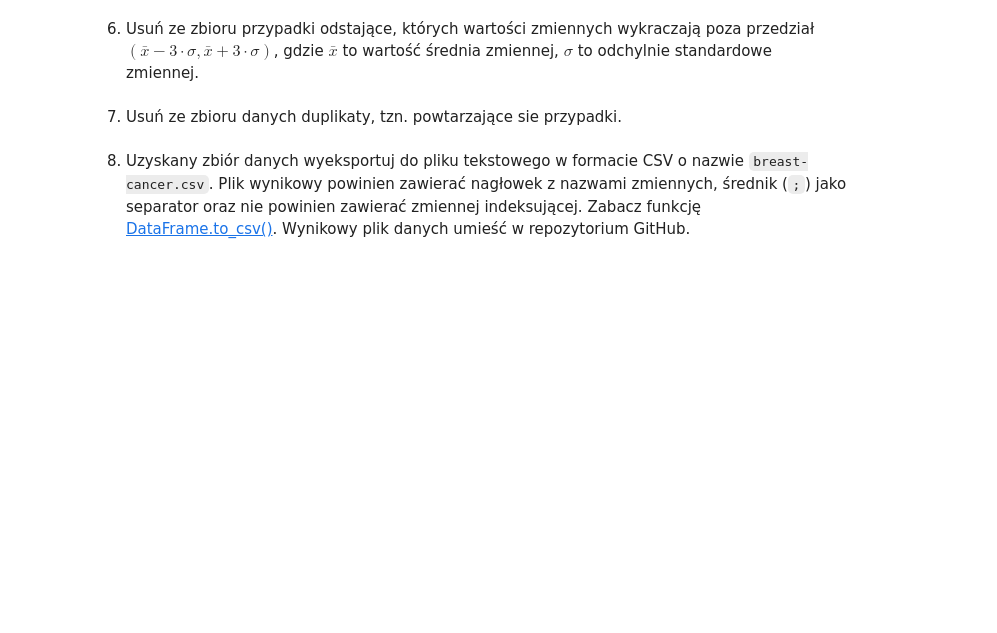
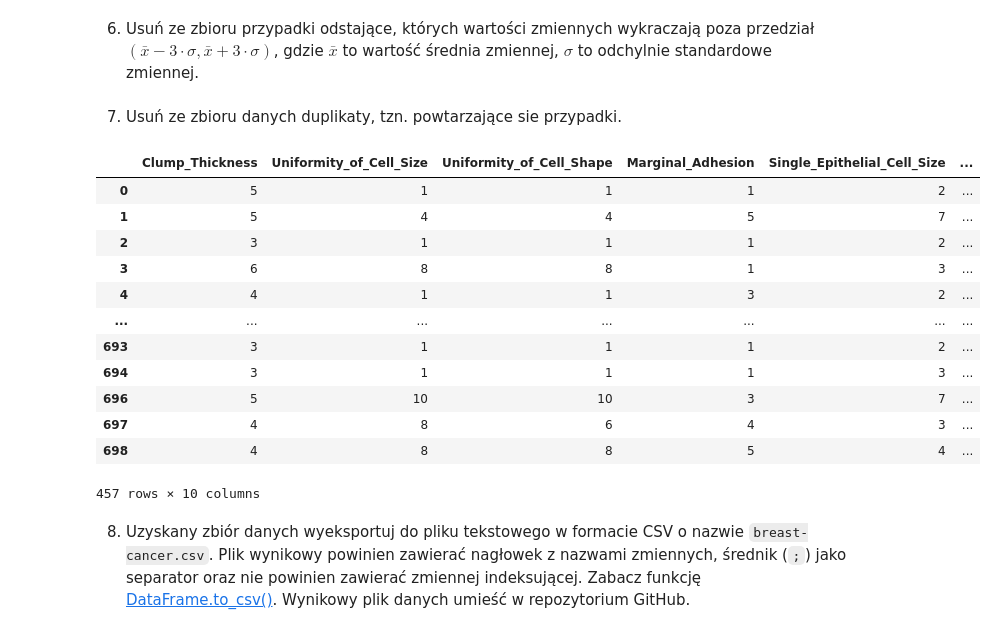
Before and after one commit to michalbla/wdm_lab_04, a Jupyter notebook: 04_preprocessing.ipynb, the cells around one changed output. Cells and saved outputs as stored; diff of their text form; code cells hidden in the pictures; blank space fills up the shorter version.

```diff
--- a/04_preprocessing.ipynb
+++ b/04_preprocessing.ipynb
@@ -338,4 +672,22 @@ Po transformacji wszystkie zmienne powinny być zmiennymi numerycznymi. Jeśli t
 # %% [markdown]
 7. Usuń ze zbioru danych duplikaty, tzn. powtarzające sie przypadki.
+# %%
+df_final = df_cleaned_outliers.drop_duplicates()
+
+df_final
+# %% [output]
+|  | Clump_Thickness | Uniformity_of_Cell_Size | Uniformity_of_Cell_Shape | Marginal_Adhesion | Single_Epithelial_Cell_Size | ... |
+| 0 | 5 | 1 | 1 | 1 | 2 | ... |
+| 1 | 5 | 4 | 4 | 5 | 7 | ... |
+| 2 | 3 | 1 | 1 | 1 | 2 | ... |
+| 3 | 6 | 8 | 8 | 1 | 3 | ... |
+| 4 | 4 | 1 | 1 | 3 | 2 | ... |
+| ... | ... | ... | ... | ... | ... | ... |
+| 693 | 3 | 1 | 1 | 1 | 2 | ... |
+| 694 | 3 | 1 | 1 | 1 | 3 | ... |
+| 696 | 5 | 10 | 10 | 3 | 7 | ... |
+| 697 | 4 | 8 | 6 | 4 | 3 | ... |
+| 698 | 4 | 8 | 8 | 5 | 4 | ... |
+457 rows × 10 columns
 # %% [markdown]
 8. Uzyskany zbiór danych wyeksportuj do pliku tekstowego w formacie CSV o nazwie ``breast-cancer.csv``. Plik wynikowy powinien zawierać nagłowek z nazwami zmiennych, średnik (`;`) jako separator oraz nie powinien zawierać zmiennej indeksującej.  Zabacz funkcję [DataFrame.to_csv()](https://pandas.pydata.org/pandas-docs/stable/reference/api/pandas.DataFrame.to_csv.html). Wynikowy plik danych umieść w repozytorium GitHub.
```
Also changed, not shown: parts of 39 cells of this notebook, 1 other file.
